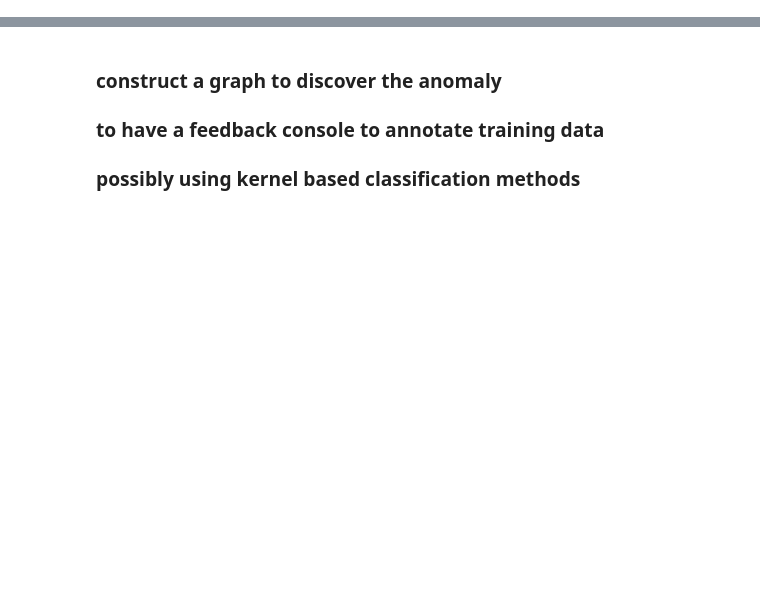
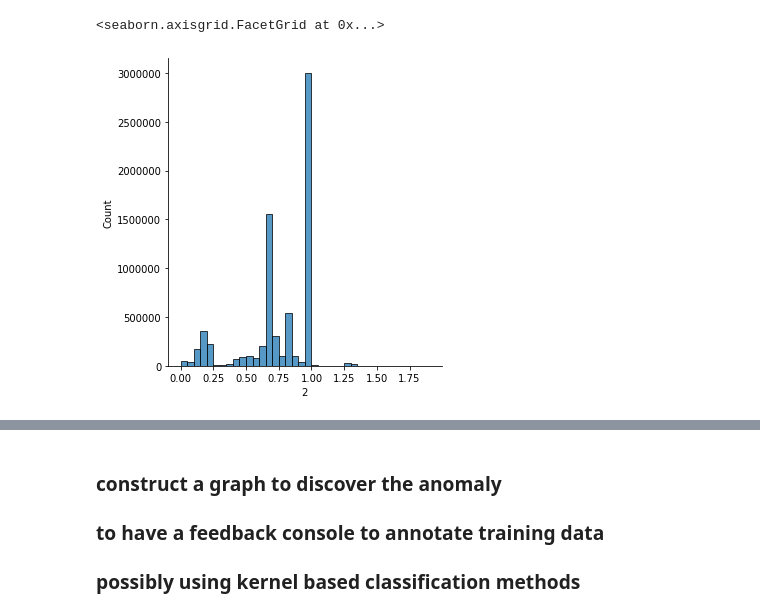
Before and after one commit to catwhiskers/log-anomaly-detection, a Jupyter notebook: log-anomaly-vectorize.ipynb, the cells around one changed output, grey strips where cells are left out. Drawn from its saved outputs; the diff is of its cells as text; code cells hidden in the pictures; blank space fills up the shorter version.

```diff
--- a/log-anomaly-vectorize.ipynb
+++ b/log-anomaly-vectorize.ipynb
@@ -415,0 +286,5 @@ Exceeded maximum retry times 3
+# %%
+sns.displot(not_pass_df[2], binwidth = 0.05)
+# %% [output]
+<seaborn.axisgrid.FacetGrid at 0x...>
+[figure, added]
```
Also changed, not shown: parts of 36 cells of this notebook, 2 other files.
